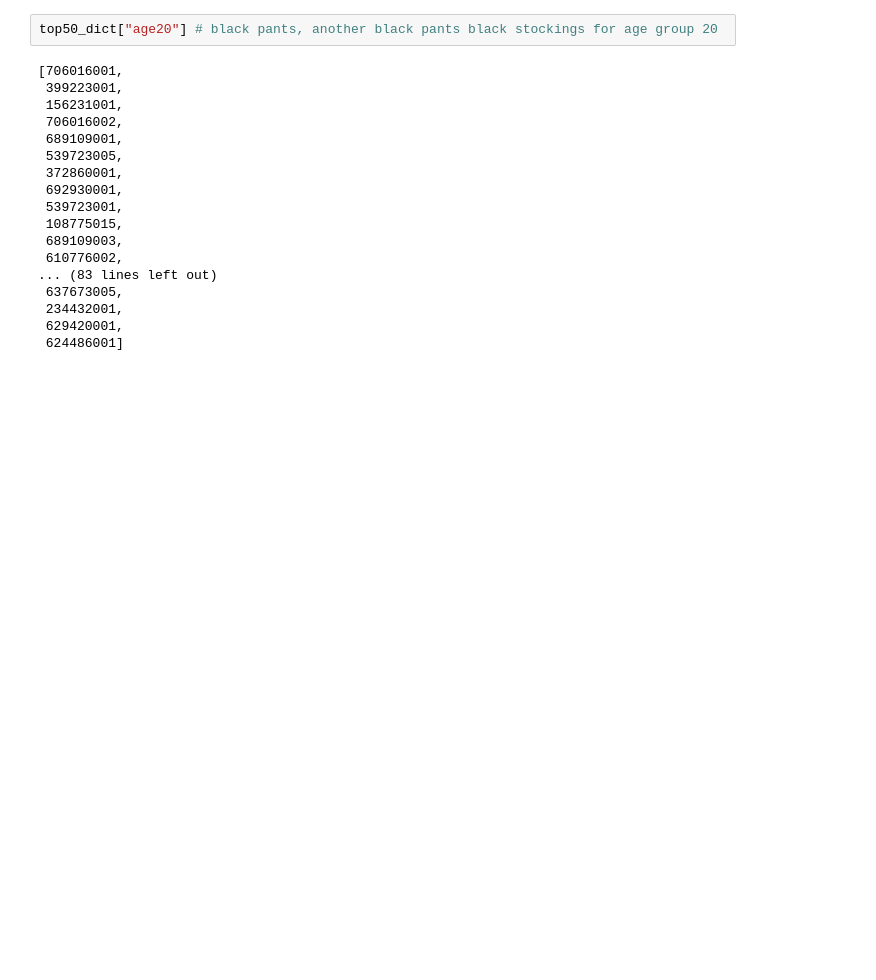
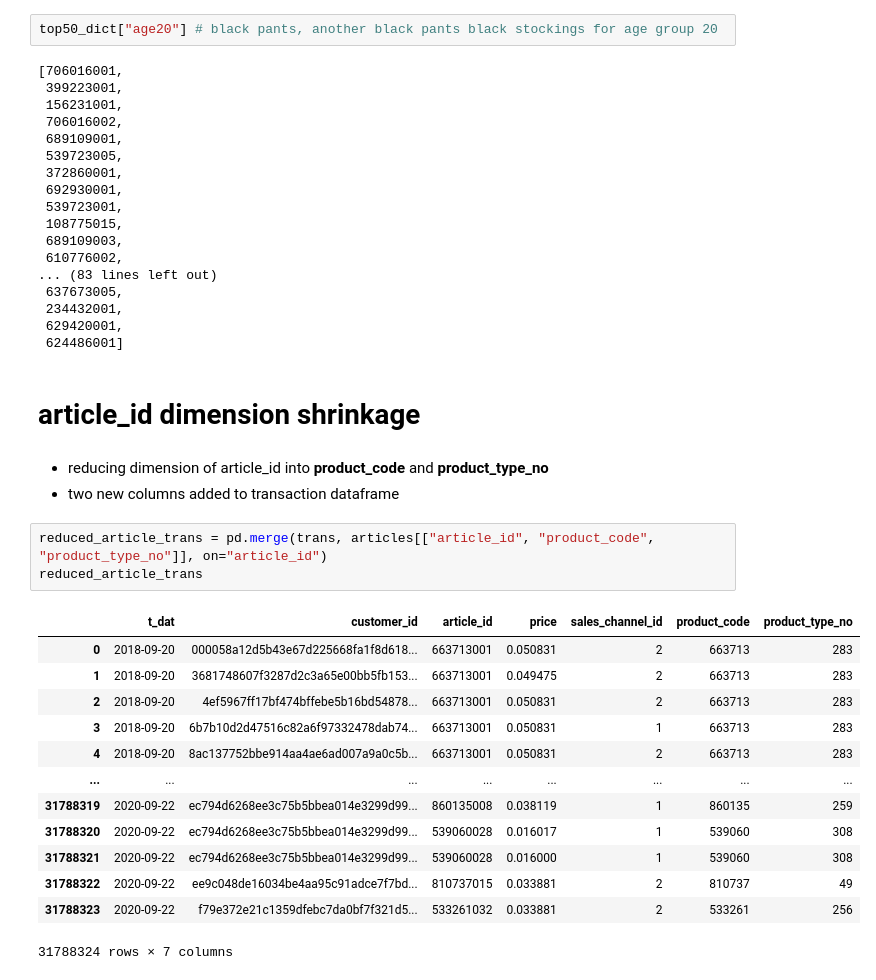
Before and after one commit to jieunchoii/Recommendation-Algorithm, a Jupyter notebook: eda.ipynb, the cells around one changed output. Drawn from its saved outputs; the diff is of its cells as text; blank space fills up the shorter version.

Commit message:
article_id dimension shrinkage completed

```diff
--- a/eda.ipynb
+++ b/eda.ipynb
@@ -222,3 +222,25 @@ top50_dict["age20"] # black pants, another black pants black stockings for age g
  234432001,
  629420001,
  624486001]
+# %% [markdown]
+# article_id dimension shrinkage
+# %% [markdown]
+- reducing dimension of article_id into <b>product_code</b> and <b>product_type_no</b>
+- two new columns added to transaction dataframe
+# %%
+reduced_article_trans = pd.merge(trans, articles[["article_id", "product_code", "product_type_no"]], on="article_id")
+reduced_article_trans
+# %% [output]
+|  | t_dat | customer_id | article_id | price | sales_channel_id | product_code | product_type_no |
+| 0 | 2018-09-20 | 000058a12d5b43e67d225668fa1f8d618... | 663713001 | 0.050831 | 2 | 663713 | 283 |
+| 1 | 2018-09-20 | 3681748607f3287d2c3a65e00bb5fb153... | 663713001 | 0.049475 | 2 | 663713 | 283 |
+| 2 | 2018-09-20 | 4ef5967ff17bf474bffebe5b16bd54878... | 663713001 | 0.050831 | 2 | 663713 | 283 |
+| 3 | 2018-09-20 | 6b7b10d2d47516c82a6f97332478dab74... | 663713001 | 0.050831 | 1 | 663713 | 283 |
+| 4 | 2018-09-20 | 8ac137752bbe914aa4ae6ad007a9a0c5b... | 663713001 | 0.050831 | 2 | 663713 | 283 |
+| ... | ... | ... | ... | ... | ... | ... | ... |
+| 31788319 | 2020-09-22 | ec794d6268ee3c75b5bbea014e3299d99... | 860135008 | 0.038119 | 1 | 860135 | 259 |
+| 31788320 | 2020-09-22 | ec794d6268ee3c75b5bbea014e3299d99... | 539060028 | 0.016017 | 1 | 539060 | 308 |
+| 31788321 | 2020-09-22 | ec794d6268ee3c75b5bbea014e3299d99... | 539060028 | 0.016000 | 1 | 539060 | 308 |
+| 31788322 | 2020-09-22 | ee9c048de16034be4aa95c91adce7f7bd... | 810737015 | 0.033881 | 2 | 810737 | 49 |
+| 31788323 | 2020-09-22 | f79e372e21c1359dfebc7da0bf7f321d5... | 533261032 | 0.033881 | 2 | 533261 | 256 |
+31788324 rows × 7 columns
```
Also changed, not shown: parts of 5 cells of this notebook.
